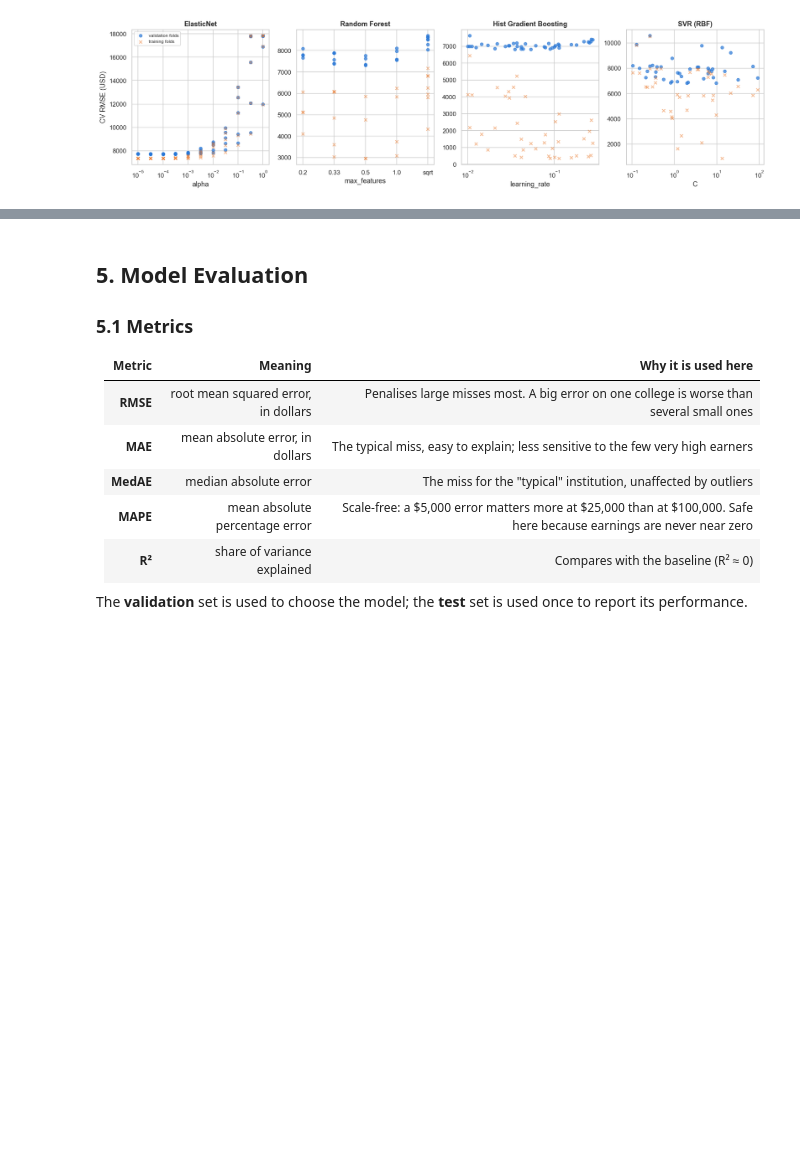
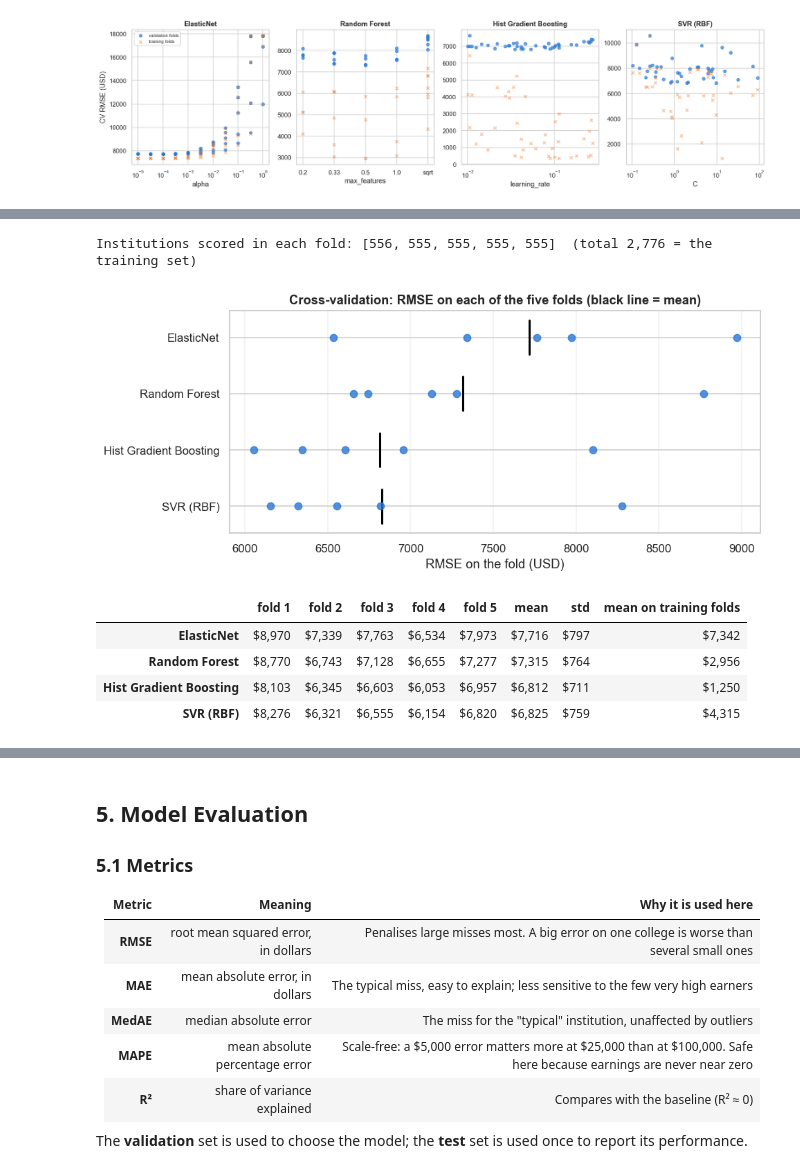
Before and after one commit to tursunmuratovdilmurad-blip/college-earnings-prediction, a Jupyter notebook: notebook.ipynb, the cells around one changed output, grey strips where cells are left out. Drawn from its saved outputs; the diff is of its cells as text; code cells hidden in the pictures; blank space fills up the shorter version.

Commit message:
Show cross-validation and tuning evidence and add conclusions

```diff
--- a/notebook.ipynb
+++ b/notebook.ipynb
@@ -1263,0 +1291,32 @@ save_fig("tuning_sensitivity"); plt.show()
+# %%
+fold_sizes = [len(scored) for _, scored in cv.split(X_train)]
+print(f"Institutions scored in each fold: {fold_sizes}  (total {sum(fold_sizes):,} = the training set)")
+
+fold_rows = {}
+for name, search in SEARCHES.items():
+    best = cv_tables[name].loc[search.best_index_]
+    folds = [-best[f"split{k}_test_rmse"] for k in range(cv.get_n_splits())]
+    fold_rows[name] = {**{f"fold {k + 1}": v for k, v in enumerate(folds)},
+                       "mean": np.mean(folds), "std": np.std(folds), "mean on training folds": -best["mean_train_rmse"]}
+cv_folds = pd.DataFrame(fold_rows).T
+assert np.allclose(cv_folds["mean"], cv_summary["cv_RMSE"])           # same numbers as the search reported
+cv_folds.to_csv(REPORTS_DIR / "cv_folds.csv")
+
+fig, ax = plt.subplots(figsize=(9, 3.8))
+for j, (name, row) in enumerate(cv_folds.iterrows()):
+    folds = row[[f"fold {k + 1}" for k in range(cv.get_n_splits())]].to_numpy(dtype=float)
+    ax.scatter(folds, [j] * len(folds), s=45, color="#2a78d6", alpha=0.8, zorder=3)
+    ax.plot([row["mean"]] * 2, [j - 0.3, j + 0.3], color="black", lw=2)
+ax.set(yticks=range(len(cv_folds)), yticklabels=cv_folds.index, xlabel="RMSE on the fold (USD)",
+       title="Cross-validation: RMSE on each of the five folds (black line = mean)")
+ax.invert_yaxis(); ax.grid(axis="x", alpha=0.3)
+save_fig("cv_folds"); plt.show()
+cv_folds.style.format("${:,.0f}")
+# %% [output]
+Institutions scored in each fold: [556, 555, 555, 555, 555]  (total 2,776 = the training set)
+[figure, added]
+|  | fold 1 | fold 2 | fold 3 | fold 4 | fold 5 | mean | std | mean on training folds |
+| ElasticNet | $8,970 | $7,339 | $7,763 | $6,534 | $7,973 | $7,716 | $797 | $7,342 |
+| Random Forest | $8,770 | $6,743 | $7,128 | $6,655 | $7,277 | $7,315 | $764 | $2,956 |
+| Hist Gradient Boosting | $8,103 | $6,345 | $6,603 | $6,053 | $6,957 | $6,812 | $711 | $1,250 |
+| SVR (RBF) | $8,276 | $6,321 | $6,555 | $6,154 | $6,820 | $6,825 | $759 | $4,315 |
```
Also changed, not shown: parts of 11 cells of this notebook, 11 other files.
